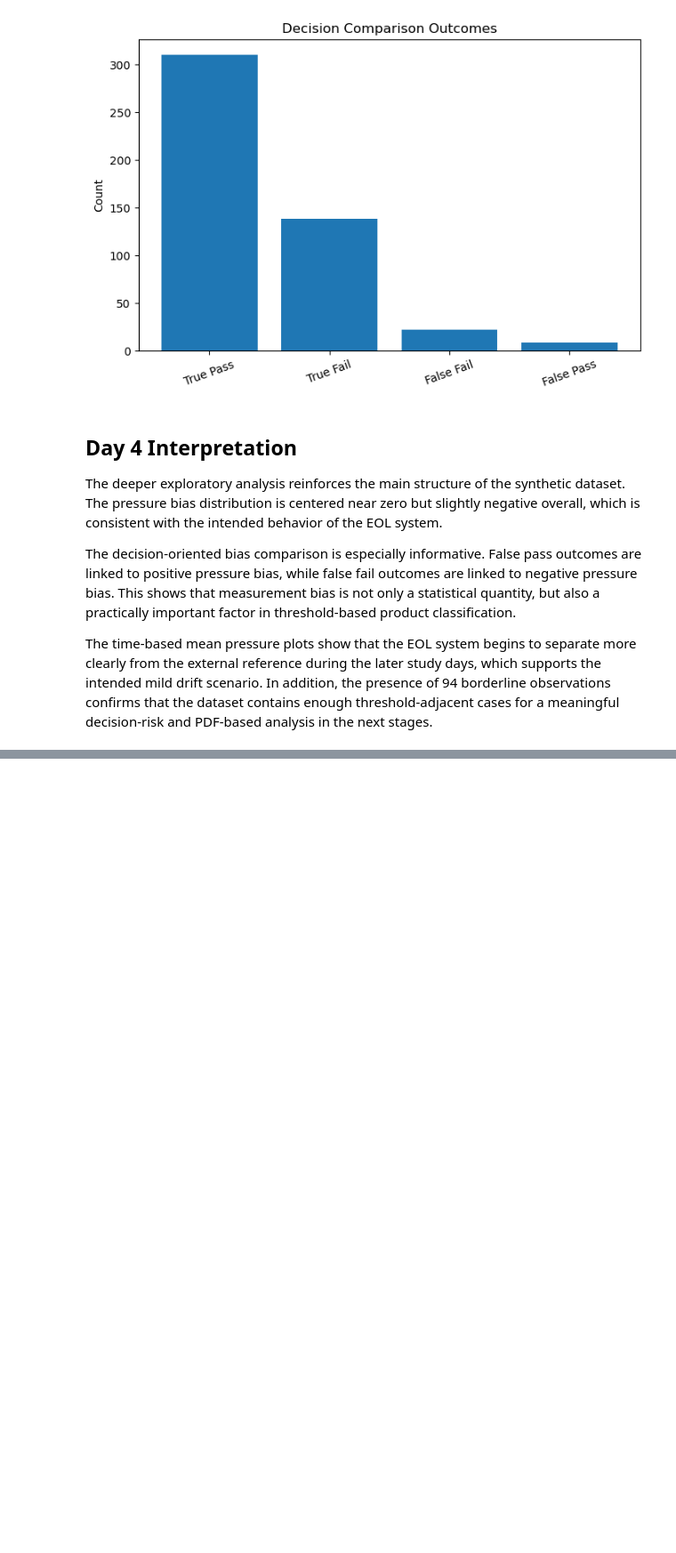
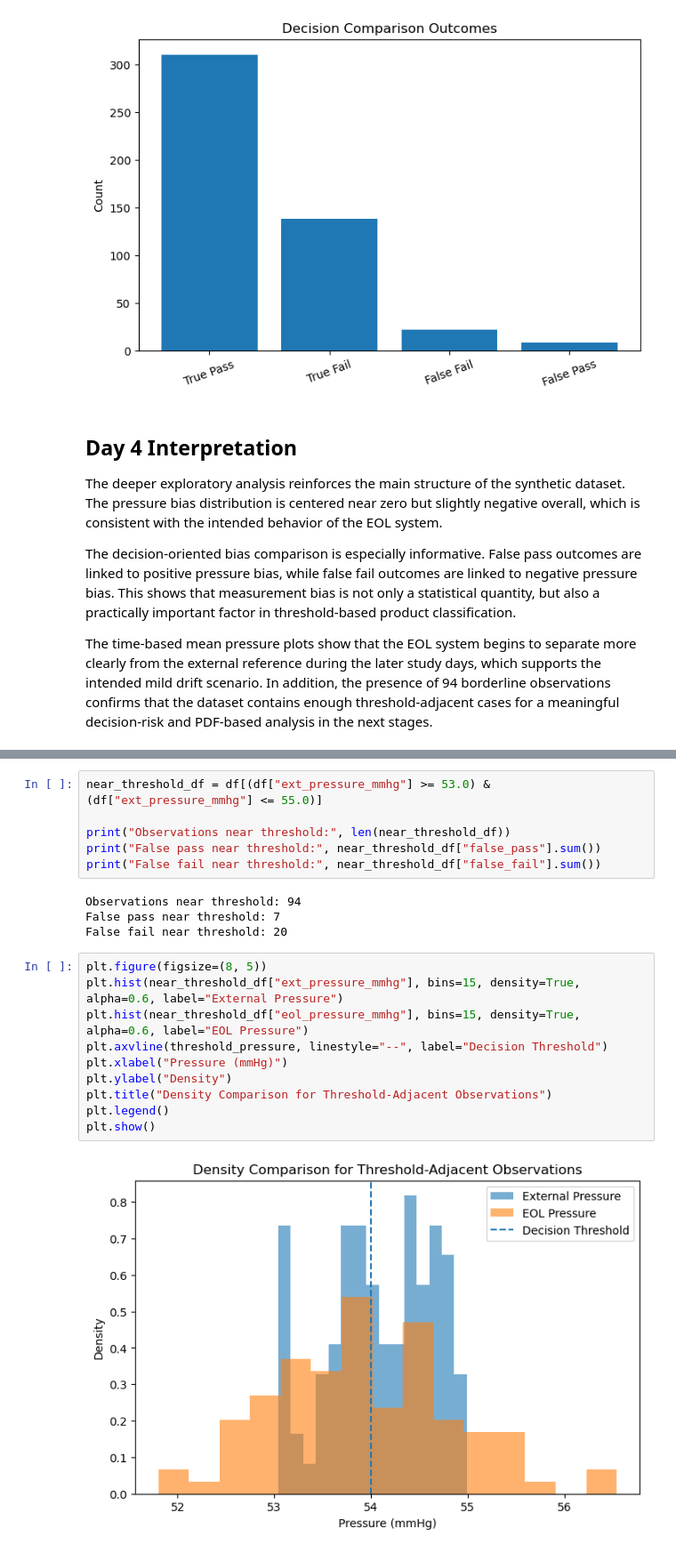
Before and after one commit to simonsvp/EOL-Measurement-System-Analysis-with-ANOVA-and-Decision-Risk, a Jupyter notebook: measurement_system_analysis.ipynb, the cells around one changed output, grey strips where cells are left out. Shown at 89% size. Drawn from its saved outputs; the diff is of its cells as text; blank space fills up the shorter version.

```diff
--- a/measurement_system_analysis.ipynb
+++ b/measurement_system_analysis.ipynb
@@ -1116,0 +1191,22 @@ The time-based mean pressure plots show that the EOL system begins to separate m
+# %%
+near_threshold_df = df[(df["ext_pressure_mmhg"] >= 53.0) & (df["ext_pressure_mmhg"] <= 55.0)]
+
+print("Observations near threshold:", len(near_threshold_df))
+print("False pass near threshold:", near_threshold_df["false_pass"].sum())
+print("False fail near threshold:", near_threshold_df["false_fail"].sum())
+# %% [output]
+Observations near threshold: 94
+False pass near threshold: 7
+False fail near threshold: 20
+# %%
+plt.figure(figsize=(8, 5))
+plt.hist(near_threshold_df["ext_pressure_mmhg"], bins=15, density=True, alpha=0.6, label="External Pressure")
+plt.hist(near_threshold_df["eol_pressure_mmhg"], bins=15, density=True, alpha=0.6, label="EOL Pressure")
+plt.axvline(threshold_pressure, linestyle="--", label="Decision Threshold")
+plt.xlabel("Pressure (mmHg)")
+plt.ylabel("Density")
+plt.title("Density Comparison for Threshold-Adjacent Observations")
+plt.legend()
+plt.show()
+# %% [output]
+[figure, added]
```
Also changed, not shown: parts of 17 cells of this notebook.
